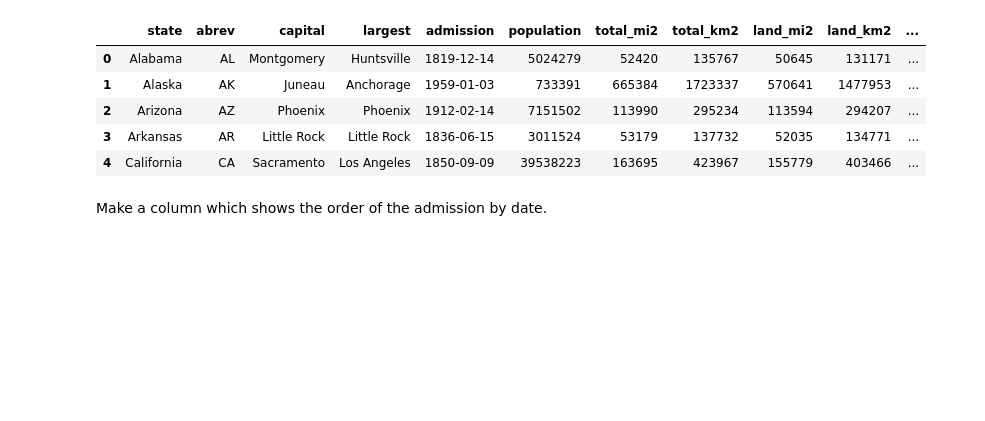
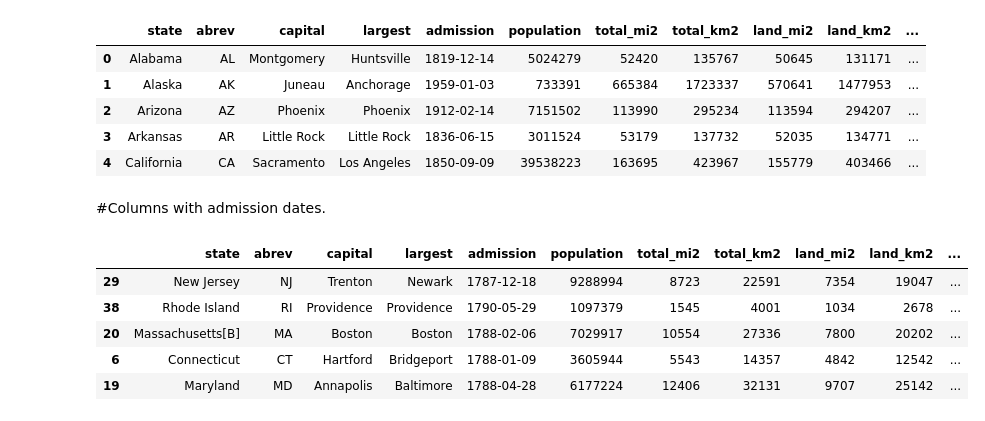
Before and after one commit to tazar09/napoleon, a Jupyter notebook: us_states.ipynb, the cells around one changed output. Cells and saved outputs as stored; diff of their text form; code cells hidden in the pictures; blank space fills up the shorter version.

```diff
--- a/us_states.ipynb
+++ b/us_states.ipynb
@@ -30,11 +31,20 @@ df.head()
 | 2 | Arizona | AZ | Phoenix | Phoenix | 1912-02-14 | 7151502 | 113990 | 295234 | 113594 | 294207 | ... |
 | 3 | Arkansas | AR | Little Rock | Little Rock | 1836-06-15 | 3011524 | 53179 | 137732 | 52035 | 134771 | ... |
 | 4 | California | CA | Sacramento | Los Angeles | 1850-09-09 | 39538223 | 163695 | 423967 | 155779 | 403466 | ... |
-# %% [markdown]
-Make a column which shows the order of the admission by date.
+# %% [markdown]
+#Columns with admission dates.
 # %%
 df['date_rank'] = df['admission'].rank(ascending = True).astype(int)
 df['state_time_days'] = (dt.now() - df['admission']).dt.days
 df['state_time_years'] = df['state_time_days']/365
 df['state_time_years'] = df['state_time_years'].round(2)
 df['density_land'] = (df['population'] / df['land_km2']).round(2)
+# %%
+df.sort_values(by = 'density_land', ascending = False).head()
+# %% [output]
+|  | state | abrev | capital | largest | admission | population | total_mi2 | total_km2 | land_mi2 | land_km2 | ... |
+| 29 | New Jersey | NJ | Trenton | Newark | 1787-12-18 | 9288994 | 8723 | 22591 | 7354 | 19047 | ... |
+| 38 | Rhode Island | RI | Providence | Providence | 1790-05-29 | 1097379 | 1545 | 4001 | 1034 | 2678 | ... |
+| 20 | Massachusetts[B] | MA | Boston | Boston | 1788-02-06 | 7029917 | 10554 | 27336 | 7800 | 20202 | ... |
+| 6 | Connecticut | CT | Hartford | Bridgeport | 1788-01-09 | 3605944 | 5543 | 14357 | 4842 | 12542 | ... |
+| 19 | Maryland | MD | Annapolis | Baltimore | 1788-04-28 | 6177224 | 12406 | 32131 | 9707 | 25142 | ... |
```
Also changed, not shown: parts of 18 cells of this notebook.
